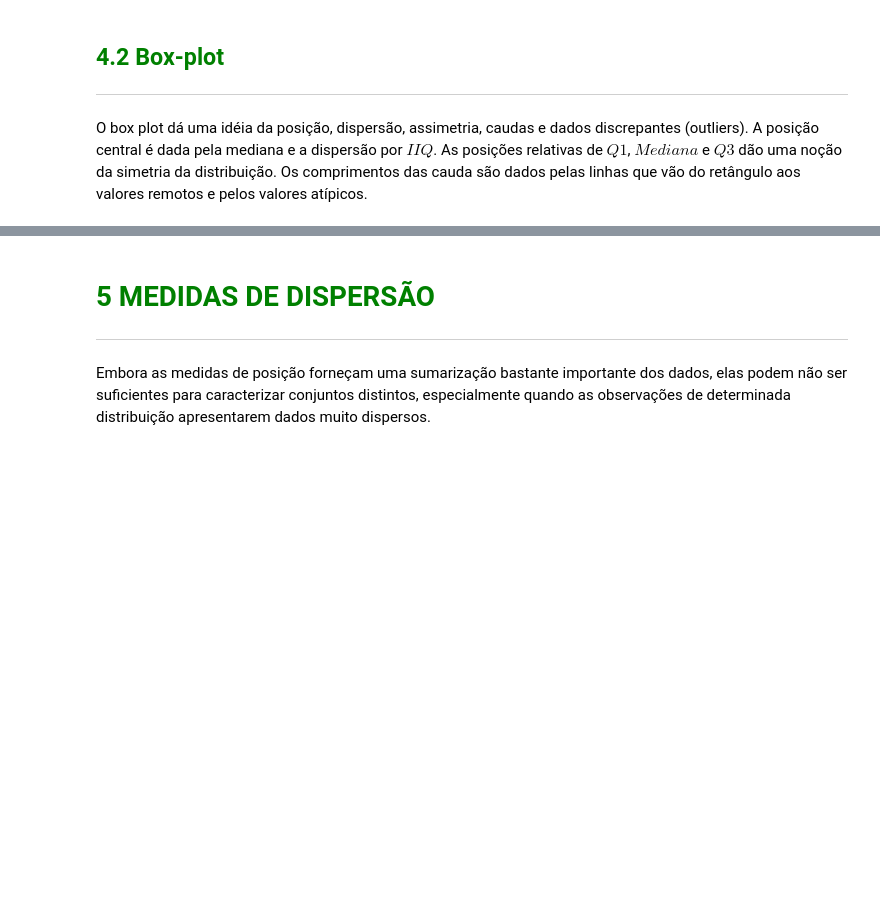
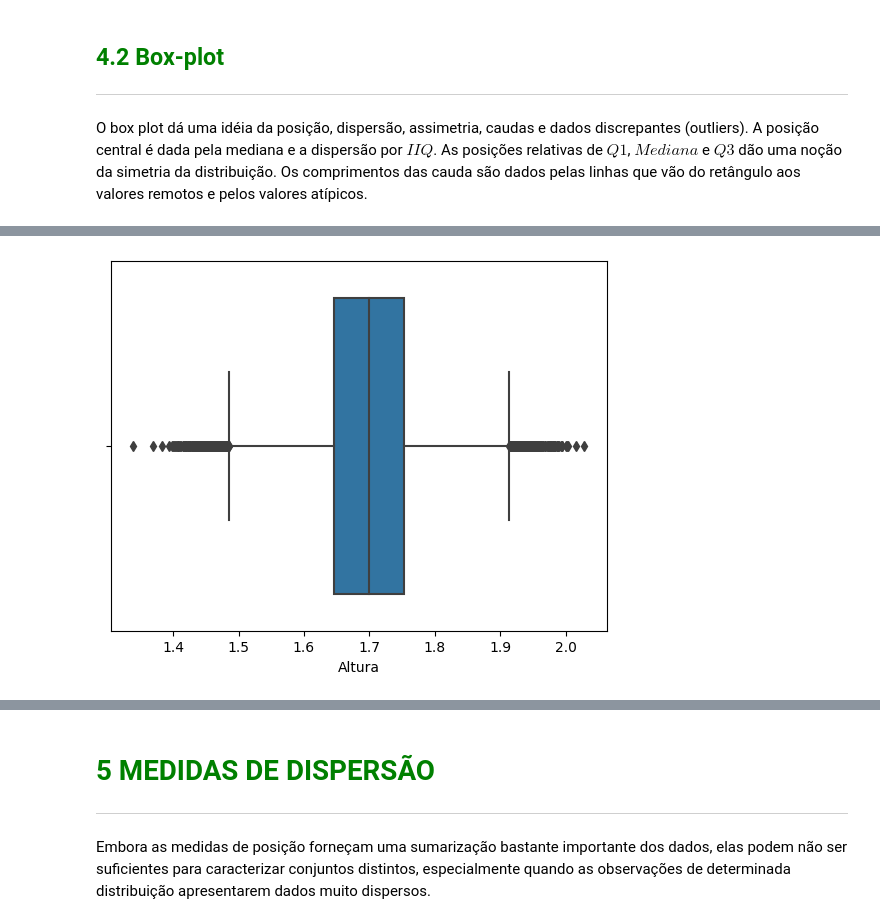
Before and after one commit to jrsantos1/python-para-estatistica, a Jupyter notebook: modulos_estatistica/1_modulo_frequencias_e_medidas/curso_estatistica_modulo_1.ipynb, the cells around one changed output, grey strips where cells are left out. Saved outputs shown, nothing was run; the diff lists cells and outputs as text; code cells hidden in the pictures; blank space fills up the shorter version.

```diff
--- a/modulos_estatistica/1_modulo_frequencias_e_medidas/curso_estatistica_modulo_1.ipynb
+++ b/modulos_estatistica/1_modulo_frequencias_e_medidas/curso_estatistica_modulo_1.ipynb
@@ -948,3 +965,7 @@ Name: Renda, dtype: float64
 O box plot dá uma idéia da posição, dispersão, assimetria, caudas e dados discrepantes (outliers). A posição central é dada pela mediana e a dispersão por $IIQ$. As posições relativas de $Q1$, $Mediana$ e $Q3$ dão uma noção da simetria da distribuição. Os comprimentos das cauda são dados pelas linhas que vão do retângulo aos valores remotos e pelos valores atípicos.
 # %% [markdown]
 <img src='https://caelum-online-public.s3.amazonaws.com/1177-estatistica-parte1/01/img005.png' width='65%'>
+# %%
+ax = sns.boxplot(x = 'Altura', data=dados, orient='h')
+# %% [output]
+[figure, added]
```
Also changed, not shown: parts of 15 cells of this notebook, 6 other files.
